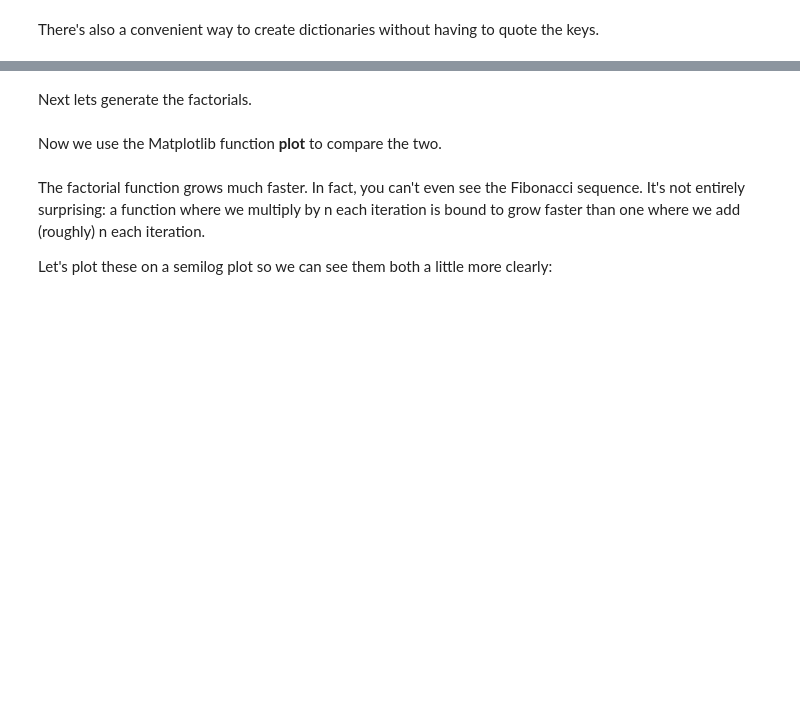
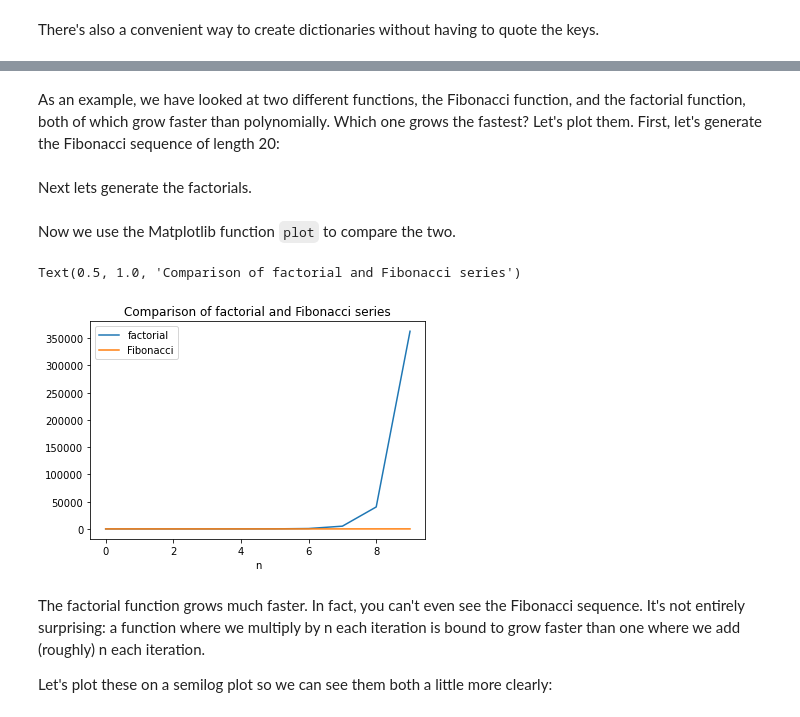
Before and after one commit to rpmuller/CCFS, a Jupyter notebook: PythonBasics.ipynb, the cells around one changed output, grey strips where cells are left out. Cells and saved outputs as stored; diff of their text form; code cells hidden in the pictures; blank space fills up the shorter version.

```diff
--- a/PythonBasics.ipynb
+++ b/PythonBasics.ipynb
@@ -675,3 +688,5 @@ As an example, we have looked at two different functions, the Fibonacci function
+# %% [markdown]
+As an example, we have looked at two different functions, the Fibonacci function, and the factorial function, both of which grow faster than polynomially. Which one grows the fastest? Let's plot them. First, let's generate the Fibonacci sequence of length 20:
 # %%
 fibs = fibonacci(10)
 # %% [markdown]
@@ -681,13 +696,16 @@ facts = []
 for i in range(10):
     facts.append(factorial(i))
 # %% [markdown]
-Now we use the Matplotlib function **plot** to compare the two.
+Now we use the Matplotlib function `plot` to compare the two.
 # %%
-figsize(8,6)
-plot(facts,label="factorial")
-plot(fibs,label="Fibonacci")
-xlabel("n")
-legend()
+plt.plot(facts,label="factorial")
+plt.plot(fibs,label="Fibonacci")
+plt.xlabel("n")
+plt.legend()
+plt.title("Comparison of factorial and Fibonacci series")
+# %% [output]
+Text(0.5, 1.0, 'Comparison of factorial and Fibonacci series')
+[figure, added]
 # %% [markdown]
 The factorial function grows much faster. In fact, you can't even see the Fibonacci sequence. It's not entirely surprising: a function where we multiply by n each iteration is bound to grow faster than one where we add (roughly) n each iteration.
 
```
Also changed, not shown: parts of 29 cells of this notebook, 1 other file.
